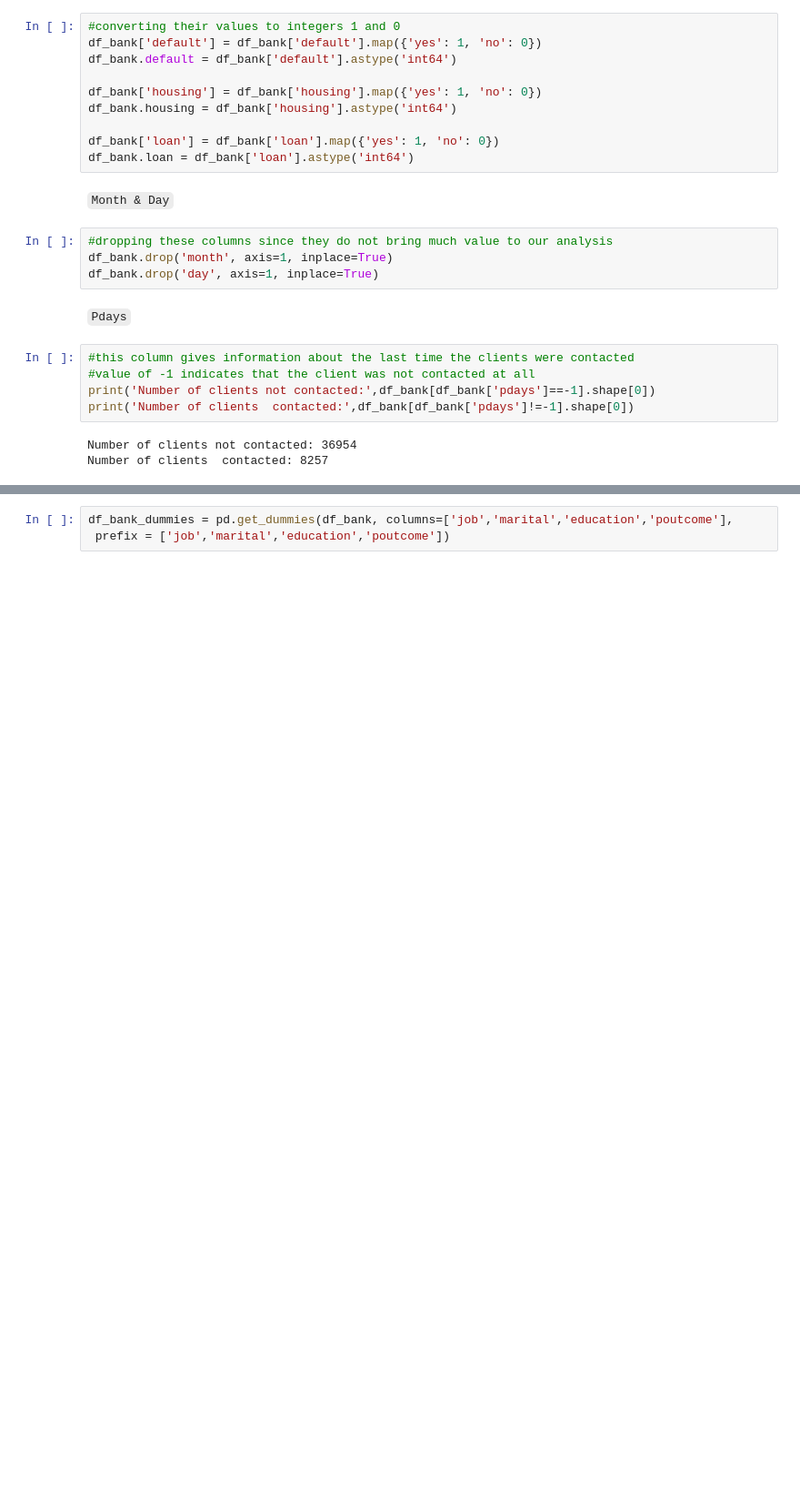
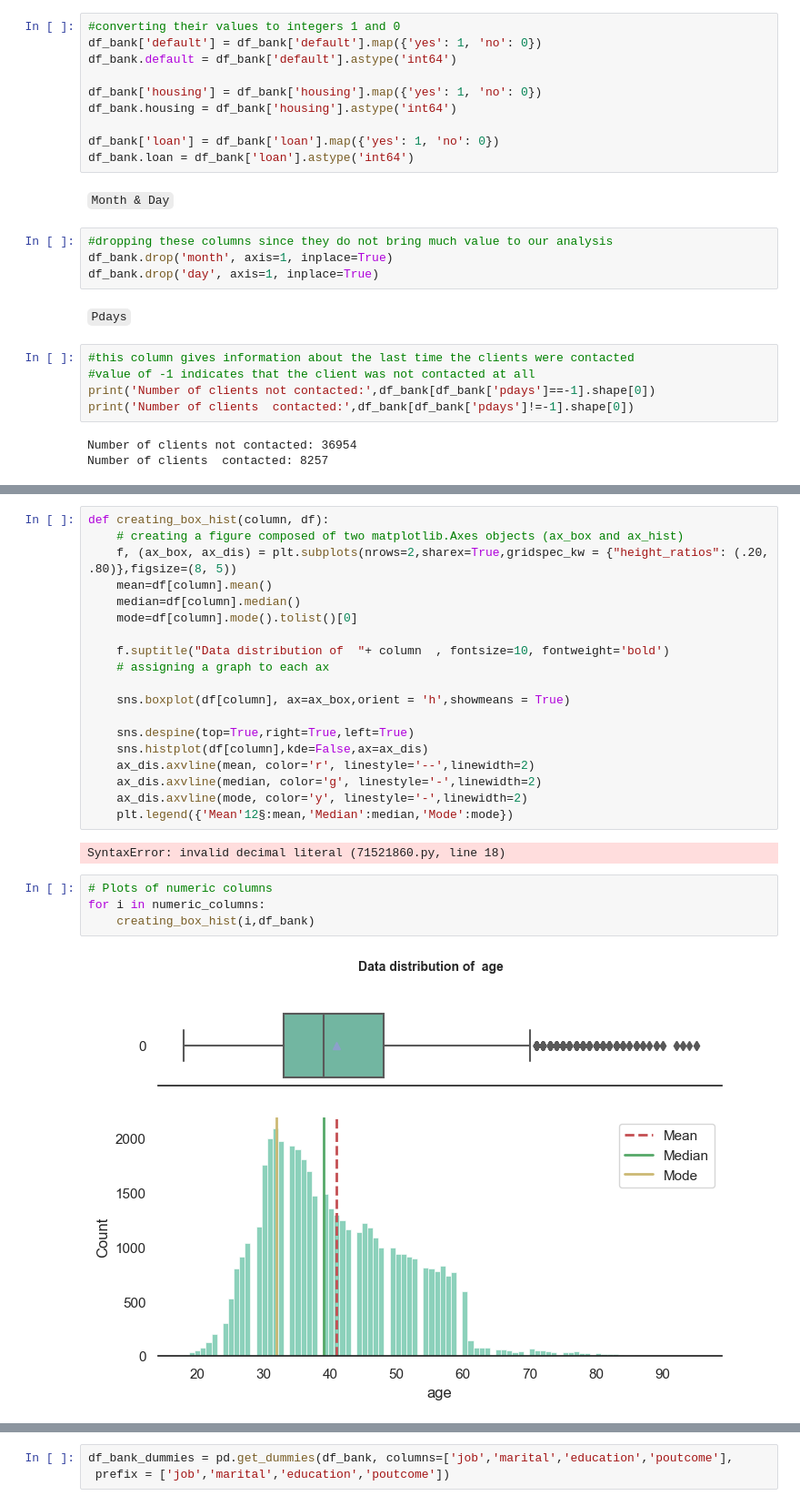
Before and after one commit to nadiaverdha/MachineLearningEx1, a Jupyter notebook: Ex1_bank.ipynb, the cells around one changed output, grey strips where cells are left out. Shown at 91% size. Drawn from its saved outputs; the diff is of its cells as text; blank space fills up the shorter version.

```diff
--- a/Ex1_bank.ipynb
+++ b/Ex1_bank.ipynb
@@ -275,0 +329,27 @@ Value range for the attribute 12 (previous)  :  -0.25193758438383757  -  119.134
+# %%
+def creating_box_hist(column, df):
+    # creating a figure composed of two matplotlib.Axes objects (ax_box and ax_hist)
+    f, (ax_box, ax_dis) = plt.subplots(nrows=2,sharex=True,gridspec_kw = {"height_ratios": (.20, .80)},figsize=(8, 5))
+    mean=df[column].mean()
+    median=df[column].median()
+    mode=df[column].mode().tolist()[0]
+
+    f.suptitle("Data distribution of  "+ column  , fontsize=10, fontweight='bold')
+    # assigning a graph to each ax
+
+    sns.boxplot(df[column], ax=ax_box,orient = 'h',showmeans = True)
+
+    sns.despine(top=True,right=True,left=True)
+    sns.histplot(df[column],kde=False,ax=ax_dis)
+    ax_dis.axvline(mean, color='r', linestyle='--',linewidth=2)
+    ax_dis.axvline(median, color='g', linestyle='-',linewidth=2)
+    ax_dis.axvline(mode, color='y', linestyle='-',linewidth=2)
+    plt.legend({'Mean'12§:mean,'Median':median,'Mode':mode})
+# %% [output]
+SyntaxError: invalid decimal literal (71521860.py, line 18)
+# %%
+# Plots of numeric columns
+for i in numeric_columns:
+    creating_box_hist(i,df_bank)
+# %% [output]
+[figure, added]
```
Also changed, not shown: parts of 34 cells of this notebook.
